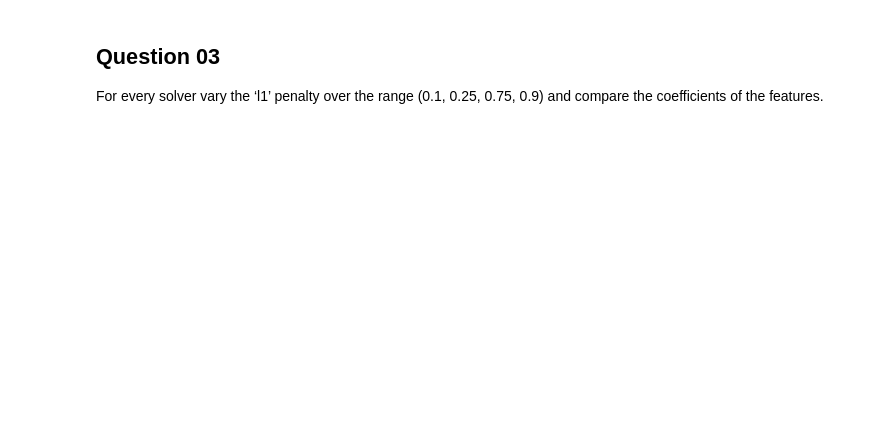
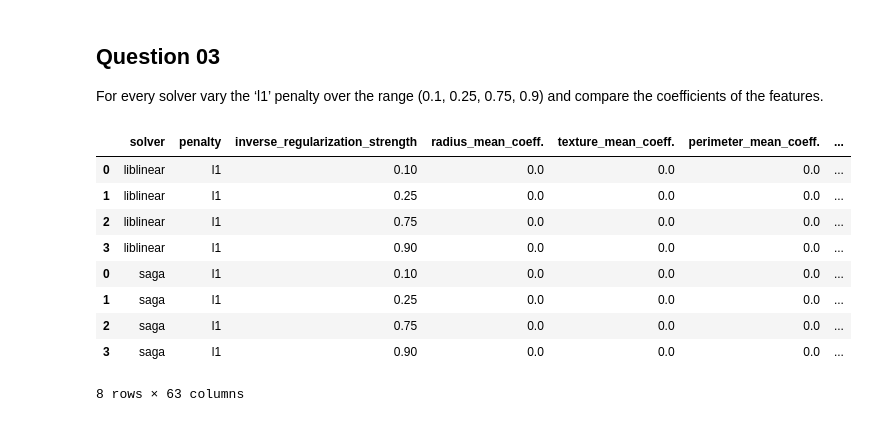
Before and after one commit to FardeenCODEIIEST/MachineLearningLab-CS-4172-, a Jupyter notebook: Assignment02/Assignment02.ipynb, the cells around one changed output. Drawn from its saved outputs; the diff is of its cells as text; code cells hidden in the pictures; blank space fills up the shorter version.

```diff
--- a/Assignment02/Assignment02.ipynb
+++ b/Assignment02/Assignment02.ipynb
@@ -245,3 +265,45 @@ report_before_fine_tune
 ## Question 03
 For every solver vary the ‘l1’ penalty over the range (0.1, 0.25, 0.75, 0.9) and
 compare the coefficients of the features.
+# %%
+## Only liblinear and saga solver supports l1 penalty
+
+# liblinear
+liblinear_l1_penalty = pd.DataFrame(
+    columns =  ['solver','penalty','inverse_regularization_strength'] + [f"{col}_coeff. " for col in X_train.columns] +
+                [f"{col} finetuned coeff. " for col in X_train.columns],
+
+    data = [ utilLogRegInfo(X_train,y_train,X_valid,y_valid,X_test,y_test, solver='liblinear',inv_reg_strength=penalty,penalty='l1')[:3]
+            + utilLogRegInfo(X_train,y_train,X_valid,y_valid,X_test,y_test, solver='liblinear',inv_reg_strength=penalty,penalty='l1')[11:]
+
+            for penalty in [0.1,0.25,0.75,0.9]
+           ]
+)
+
+saga_l1_penalty = pd.DataFrame(
+    columns = ['solver','penalty','inverse_regularization_strength'] + [f"{col}_coeff. " for col in X_train.columns] +
+                [f"{col} finetuned coeff. " for col in X_train.columns],
+
+    data = [ utilLogRegInfo(X_train,y_train,X_valid,y_valid,X_test,y_test,solver='saga',inv_reg_strength=penalty,penalty='l1')[:3] +
+             utilLogRegInfo(X_train,y_train,X_valid,y_valid,X_test,y_test, solver='saga',inv_reg_strength=penalty,penalty='l1')[11:]
+
+            for penalty in [0.1,0.25,0.75,0.9]
+           ]
+)
+
+frames = [liblinear_l1_penalty,saga_l1_penalty]
+
+l1_penalty_report = pd.concat(frames)
+
+l1_penalty_report
+# %% [output]
+|  | solver | penalty | inverse_regularization_strength | radius_mean_coeff. | texture_mean_coeff. | perimeter_mean_coeff. | ... |
+| 0 | liblinear | l1 | 0.10 | 0.0 | 0.0 | 0.0 | ... |
+| 1 | liblinear | l1 | 0.25 | 0.0 | 0.0 | 0.0 | ... |
+| 2 | liblinear | l1 | 0.75 | 0.0 | 0.0 | 0.0 | ... |
+| 3 | liblinear | l1 | 0.90 | 0.0 | 0.0 | 0.0 | ... |
+| 0 | saga | l1 | 0.10 | 0.0 | 0.0 | 0.0 | ... |
+| 1 | saga | l1 | 0.25 | 0.0 | 0.0 | 0.0 | ... |
+| 2 | saga | l1 | 0.75 | 0.0 | 0.0 | 0.0 | ... |
+| 3 | saga | l1 | 0.90 | 0.0 | 0.0 | 0.0 | ... |
+8 rows × 63 columns
```
Also changed, not shown: parts of 9 cells of this notebook, 2 other files.
